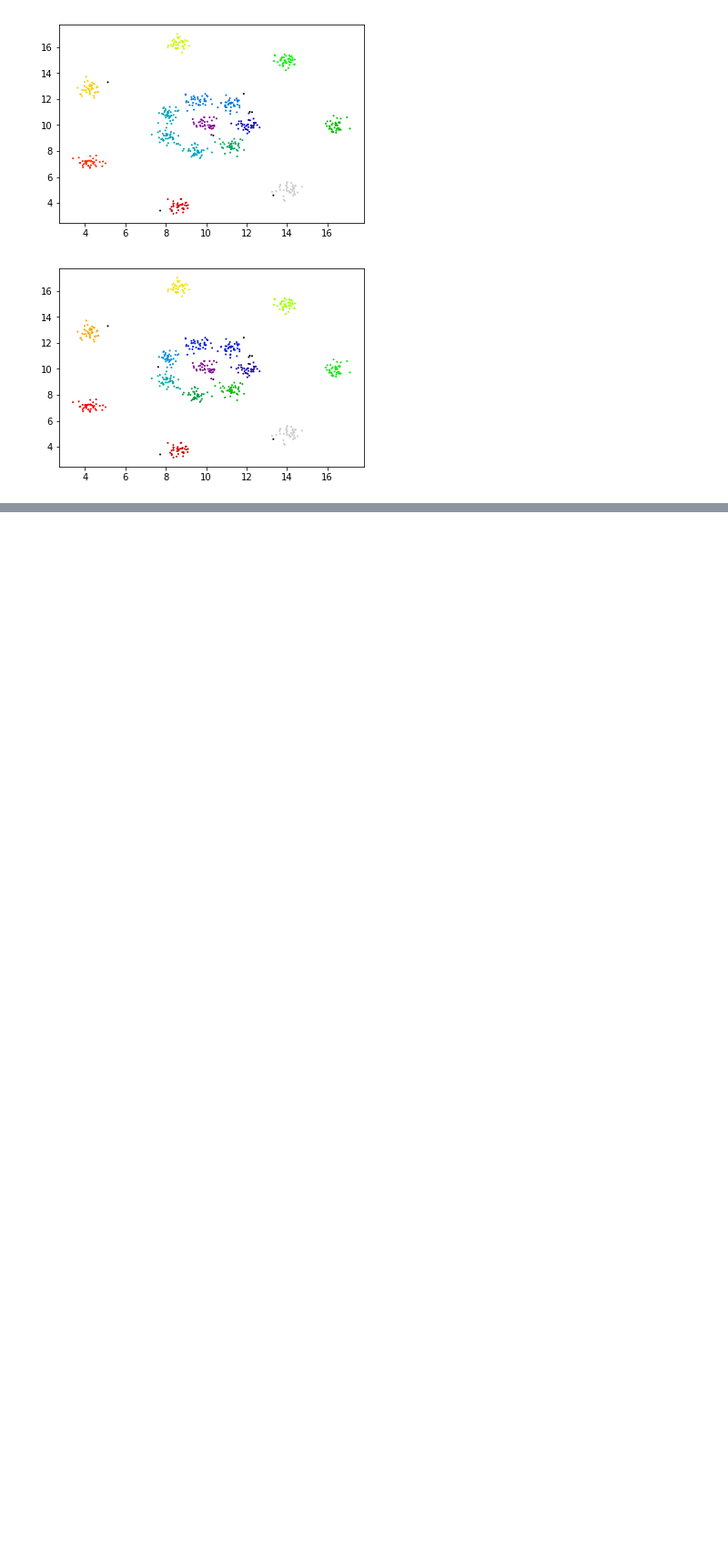
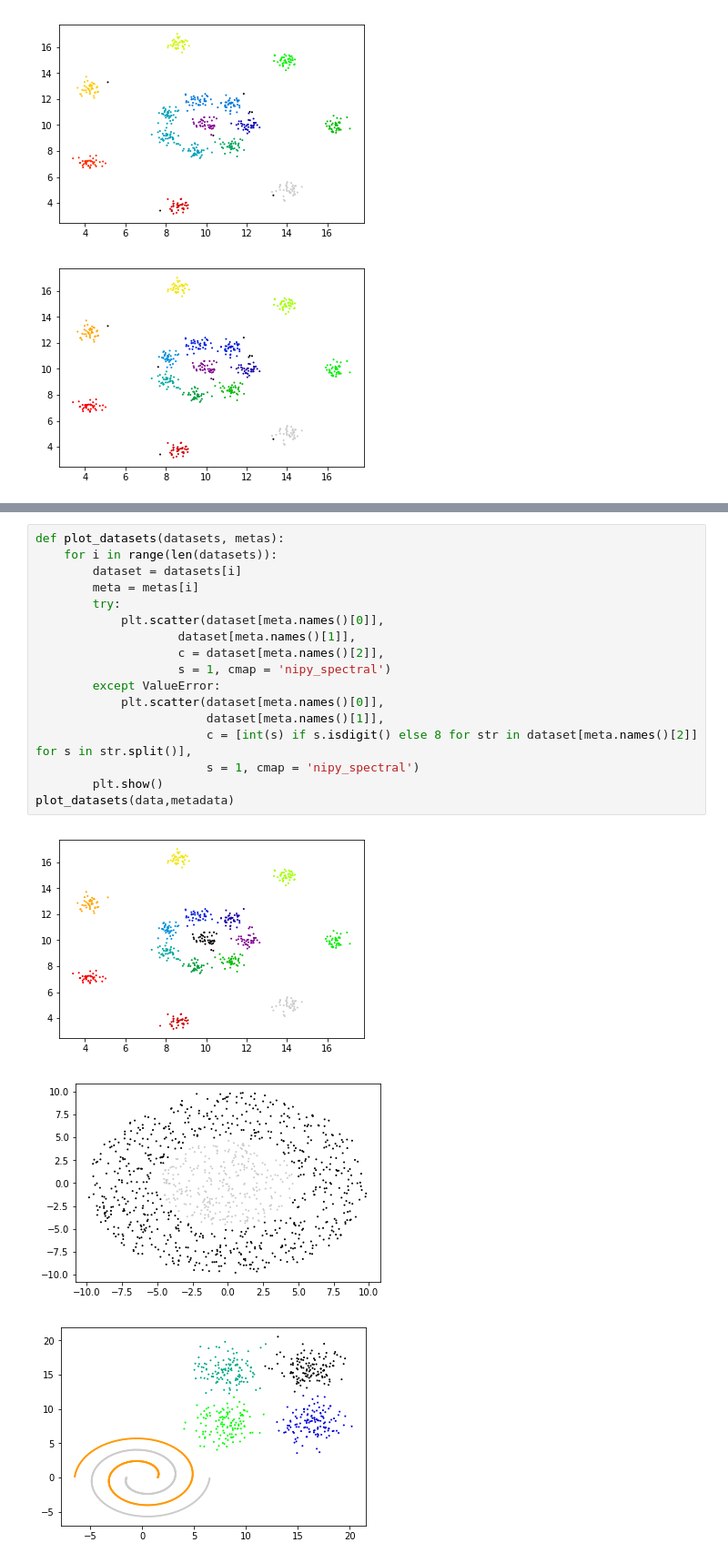
Before and after one commit to ColorPalmy/TP_Apprentissage_Non_Supervise, a Jupyter notebook: DBSCAN.ipynb, the cells around one changed output, grey strips where cells are left out. Shown at 91% size. Cells and saved outputs as stored; diff of their text form; blank space fills up the shorter version.

```diff
--- a/DBSCAN.ipynb
+++ b/DBSCAN.ipynb
@@ -337,0 +354,21 @@ plt.show()
+# %%
+def plot_datasets(datasets, metas):
+    for i in range(len(datasets)):
+        dataset = datasets[i]
+        meta = metas[i]
+        try:
+            plt.scatter(dataset[meta.names()[0]],
+                    dataset[meta.names()[1]],
+                    c = dataset[meta.names()[2]],
+                    s = 1, cmap = 'nipy_spectral')
+        except ValueError:
+            plt.scatter(dataset[meta.names()[0]],
+                        dataset[meta.names()[1]],
+                        c = [int(s) if s.isdigit() else 8 for str in dataset[meta.names()[2]] for s in str.split()],
+                        s = 1, cmap = 'nipy_spectral')
+        plt.show()
+plot_datasets(data,metadata)
+# %% [output]
+[figure, added]
+[figure, added]
+[figure, added]
```
Also changed, not shown: parts of 9 cells of this notebook, 3 other files.
